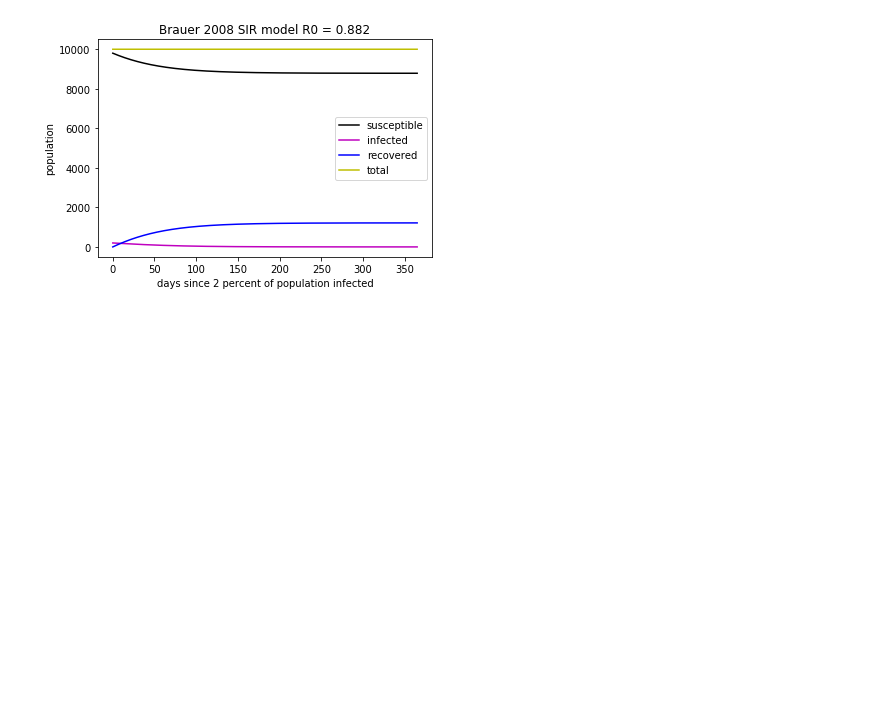
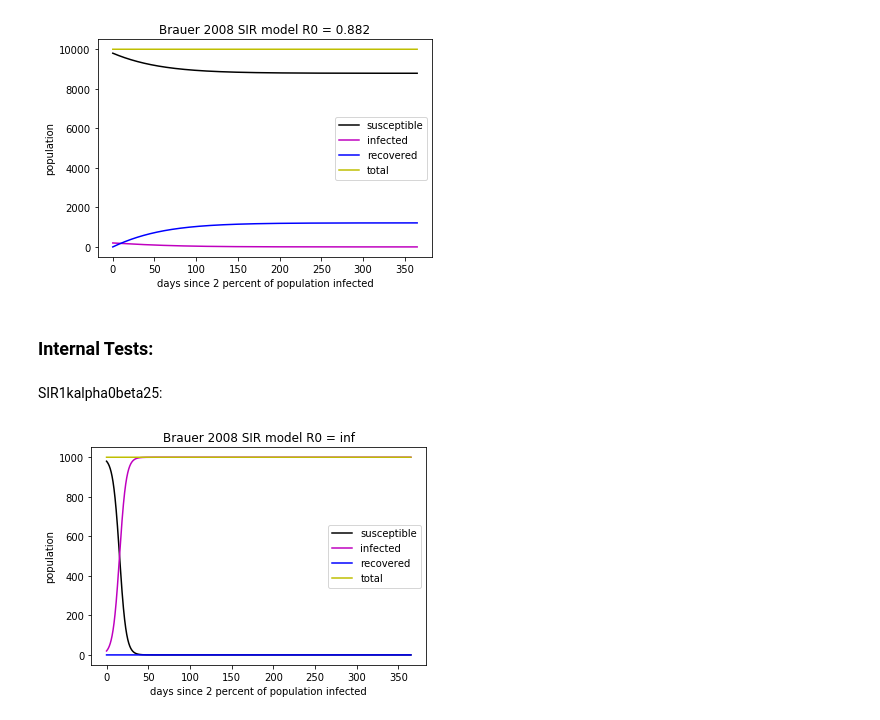
Before and after one commit to jsimpson2020/CODESIR, a Jupyter notebook: Kermack-McKendrick SIR Model (Bauer 2008).ipynb, the cells around one changed output. Drawn from its saved outputs; the diff is of its cells as text; code cells hidden in the pictures; blank space fills up the shorter version.

```diff
--- a/Kermack-McKendrick SIR Model (Bauer 2008).ipynb
+++ b/Kermack-McKendrick SIR Model (Bauer 2008).ipynb
@@ -422,3 +422,11 @@ SIR10kalpha10beta09:
 BrauerSIR(10000, 0.10, 0.09, "SIR10kalpha10beta09.csv", "SIR10kalpha10beta09.png")
 # %% [output]
 [figure]
+# %% [markdown]
+### Internal Tests:
+# %% [markdown]
+SIR1kalpha0beta25:
+# %%
+BrauerSIR(1000, 0, 0.25, "SIR1kalpha0beta25.csv", "SIR1kalpha0beta25.png")
+# %% [output]
+[figure, added]
```
Also changed, not shown: parts of 2 cells of this notebook, 4 other files.
